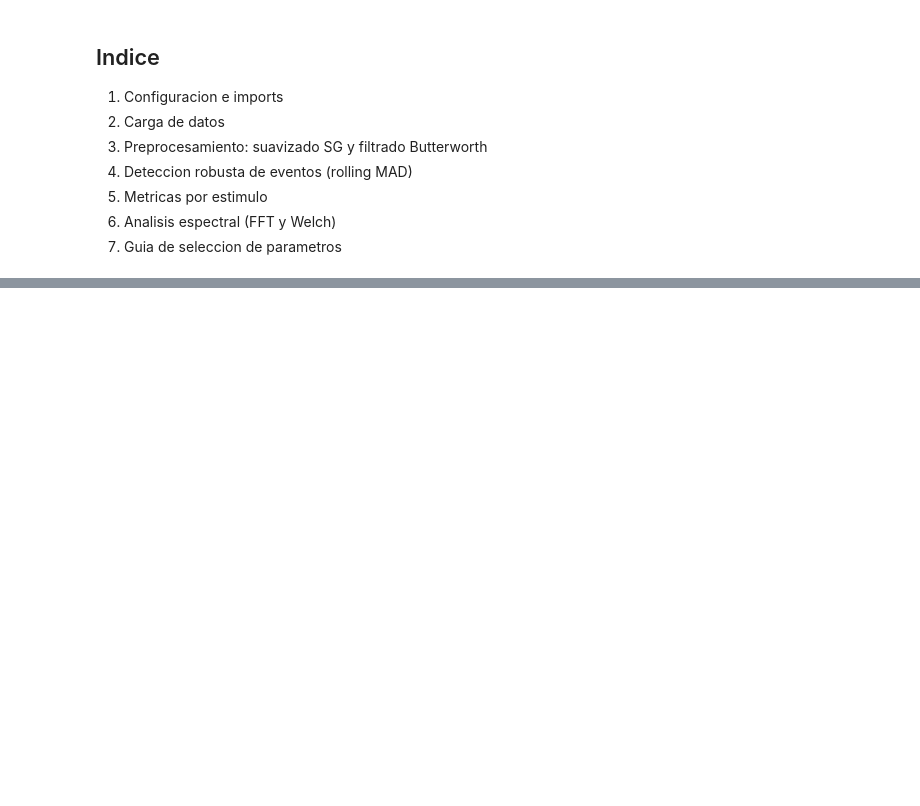
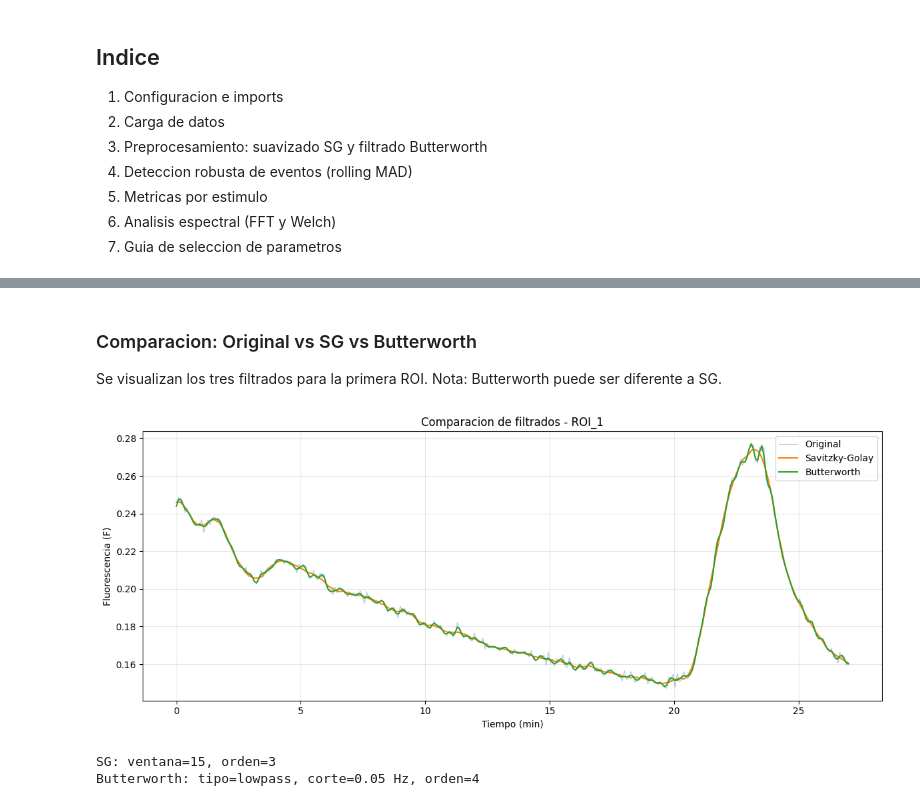
Before and after one commit to emodoro/Calcium_Image, a Jupyter notebook: notebooks/analisis_calcio_completo.ipynb, the cells around one changed output, grey strips where cells are left out. Drawn from its saved outputs; the diff is of its cells as text; code cells hidden in the pictures; blank space fills up the shorter version.

```diff
--- a/notebooks/analisis_calcio_completo.ipynb
+++ b/notebooks/analisis_calcio_completo.ipynb
@@ -236,0 +19,12 @@ IndentationError: expected an indented block after 'if' statement on line 4 (671
+# %%
+import os
+import math
+import numpy as np
+import pandas as pd
+import matplotlib.pyplot as plt
+from scipy import signal
+from scipy.integrate import trapezoid
+
+# Configurar matplotlib para mejor visualizacion
+plt.rcParams['figure.figsize'] = (12, 5)
+plt.rcParams['lines.linewidth'] = 1.5
@@ -236,0 +181,25 @@ IndentationError: expected an indented block after 'if' statement on line 4 (671
+# %% [markdown]
+### Comparacion: Original vs SG vs Butterworth
+
+Se visualizan los tres filtrados para la primera ROI. Nota: Butterworth puede ser diferente a SG.
+# %%
+roi = data.columns[1]  # Primera ROI
+
+fig, ax = plt.subplots(figsize=(12, 5))
+ax.plot(t, data[roi], label='Original', alpha=0.4, linewidth=0.8)
+ax.plot(t, data_sg[roi], label='Savitzky-Golay', linewidth=1.5)
+ax.plot(t, data_bw[roi], label='Butterworth', linewidth=1.5)
+ax.legend(loc='upper right')
+ax.set_xlabel('Tiempo (min)')
+ax.set_ylabel('Fluorescencia (F)')
+ax.set_title(f'Comparacion de filtrados - {roi}')
+ax.grid(True, alpha=0.3)
+plt.tight_layout()
+plt.show()
+
+print(f'SG: ventana={sg_window}, orden={sg_poly}')
+print(f'Butterworth: tipo={butter_type}, corte={butter_cutoff} Hz, orden={butter_order}')
+# %% [output]
+[figure, added]
+SG: ventana=15, orden=3
+Butterworth: tipo=lowpass, corte=0.05 Hz, orden=4
```
Also changed, not shown: parts of 39 cells of this notebook.
